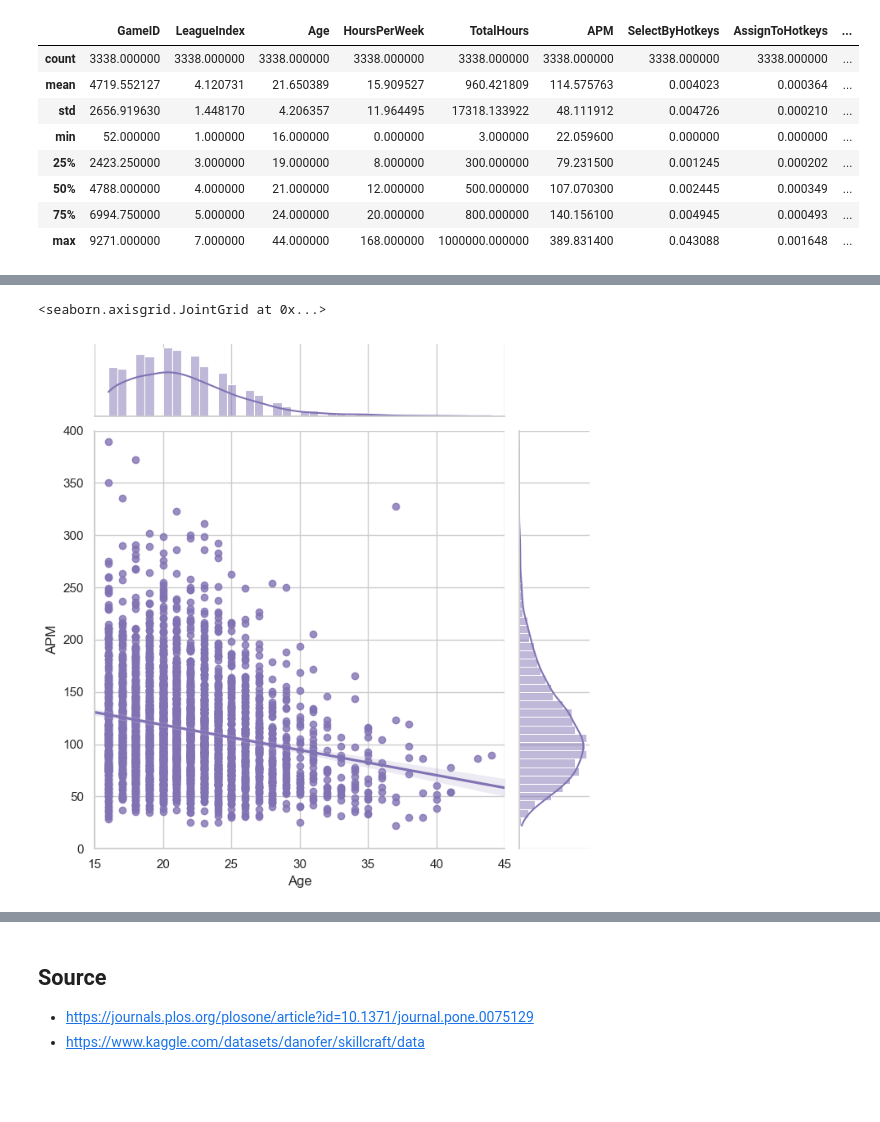
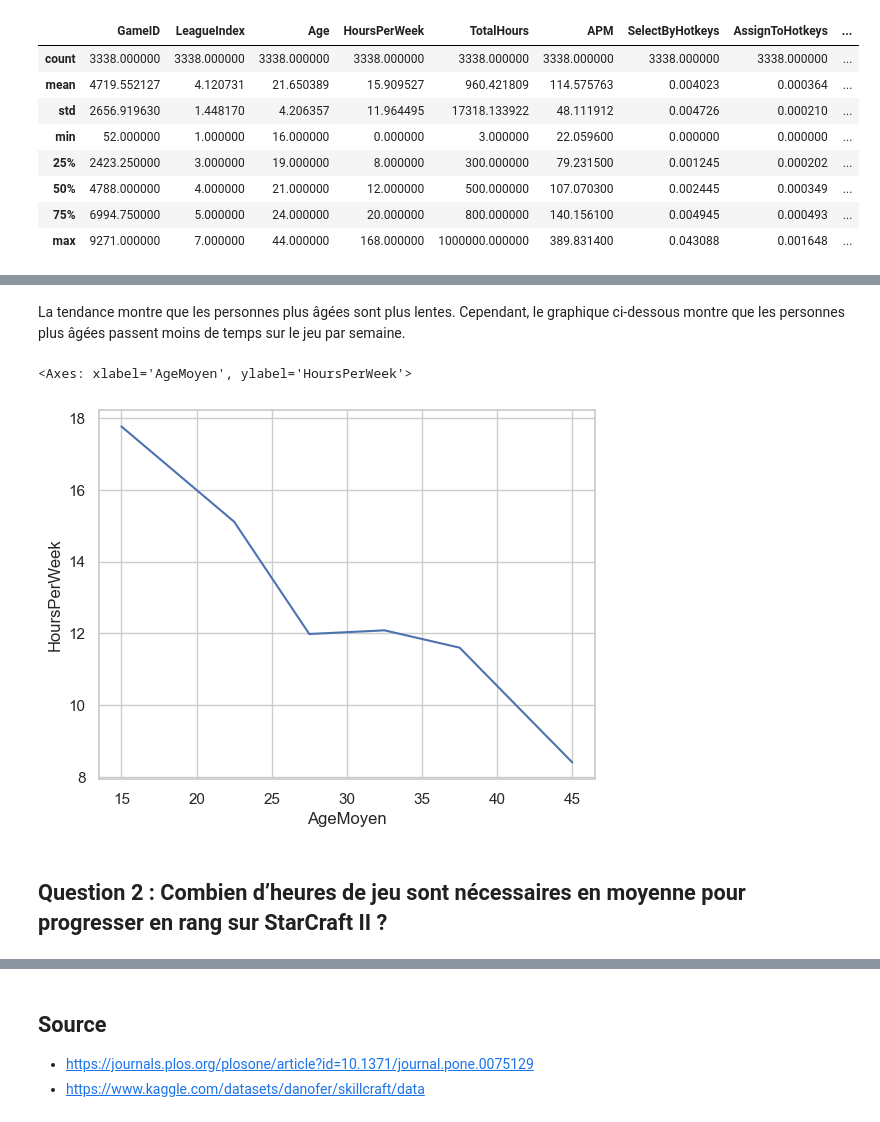
Before and after one commit to Ocapyy/SC2-dataset, a Jupyter notebook: Dataset-Analysis.ipynb, the cells around one changed output, grey strips where cells are left out. Saved outputs shown, nothing was run; the diff lists cells and outputs as text; code cells hidden in the pictures; blank space fills up the shorter version.

```diff
--- a/Dataset-Analysis.ipynb
+++ b/Dataset-Analysis.ipynb
@@ -51,8 +57,13 @@ plt.show()
-# %%
-sns.jointplot(x="Age", y="APM", data=df,
-                  kind="reg", truncate=False,
-                  xlim=(15, 45), ylim=(0, 400),
-                  color="m", height=7)
-# %% [output]
-<seaborn.axisgrid.JointGrid at 0x...>
-[figure, removed]
+# %% [markdown]
+La tendance montre que les personnes plus âgées sont plus lentes.
+Cependant, le graphique ci-dessous montre que les personnes plus âgées passent moins de temps sur le jeu par semaine.
+# %%
+age_hoursweek_df = clean_df.groupby('AgeBin')['HoursPerWeek'].mean().reset_index()
+age_hoursweek_df['AgeMoyen'] = age_hoursweek_df['AgeBin'].apply(lambda x: x.mid)
+
+sns.lineplot(age_hoursweek_df, x = "AgeMoyen", y = "HoursPerWeek")
+# %% [output]
+<Axes: xlabel='AgeMoyen', ylabel='HoursPerWeek'>
+[figure, added]
+# %% [markdown]
+## Question 2 : Combien d’heures de jeu sont nécessaires en moyenne pour progresser en rang sur StarCraft II ?
```
Also changed, not shown: parts of 17 cells of this notebook.
